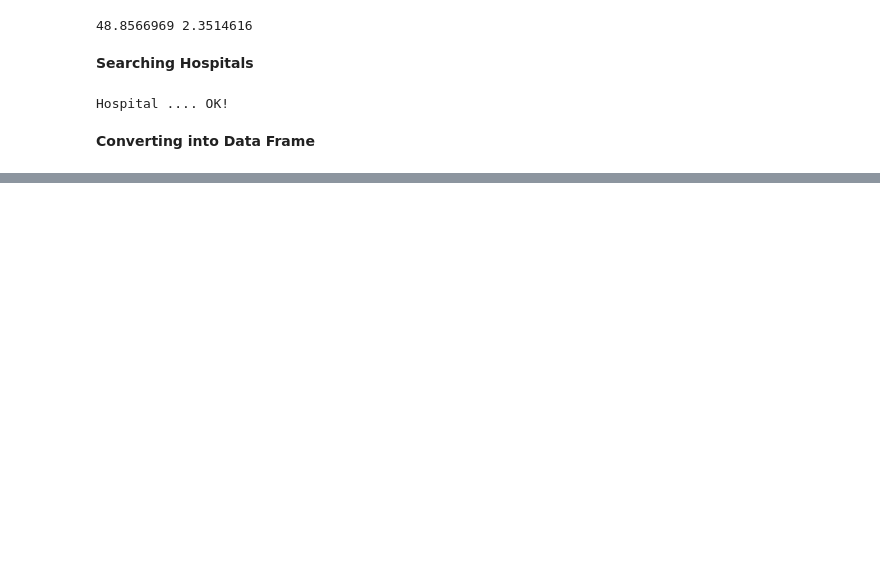
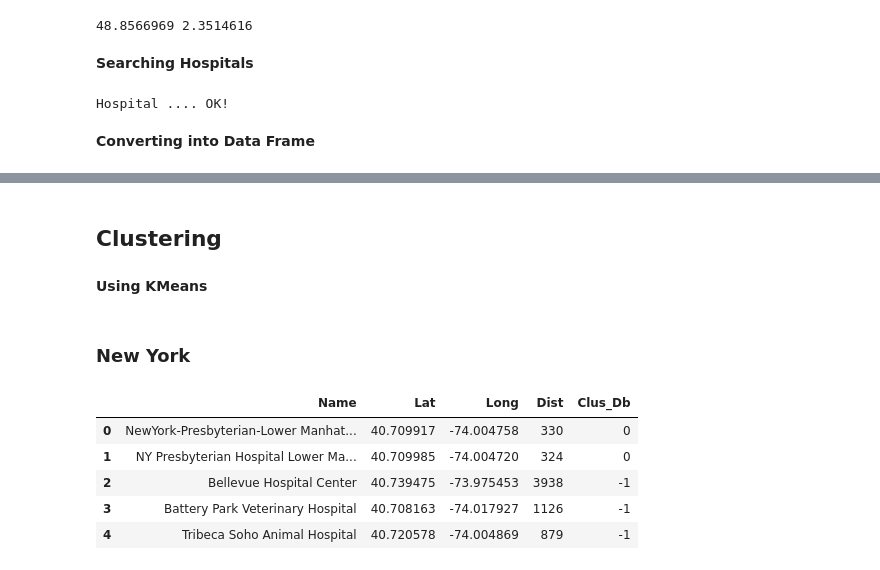
Before and after one commit to Rahps97/Coursera_Capstone, a Jupyter notebook: Final_Project.ipynb, the cells around one changed output, grey strips where cells are left out. Drawn from its saved outputs; the diff is of its cells as text; code cells hidden in the pictures; blank space fills up the shorter version.

```diff
--- a/Final_Project.ipynb
+++ b/Final_Project.ipynb
@@ -56,9 +52,9 @@ address = 'New York, NY'
 
 geolocator = Nominatim(user_agent="foursquare_agent")
 location = geolocator.geocode(address)
-latitude = location.latitude
-longitude = location.longitude
-print(latitude, longitude)
+ny_latitude = location.latitude
+ny_longitude = location.longitude
+print(ny_latitude, ny_longitude)
 # %% [output]
 40.7127281 -74.0060152
 # %% [markdown]
@@ -66,8 +62,9 @@ __Searching Hospitals__
 # %%
 search_query = 'Hospital'
 radius = 40000
+
 print(search_query + ' .... OK!')
-url = 'https://api.foursquare.com/v2/venues/search?client_id={}&client_secret={}&ll={},{}&v={}&query={}&radius={}&limit={}'.format(CLIENT_ID, CLIENT_SECRET, latitude, longitude, VERSION, search_query, radius, LIMIT)
+url = 'https://api.foursquare.com/v2/venues/search?client_id={}&client_secret={}&ll={},{}&v={}&query={}&radius={}&limit={}'.format(CLIENT_ID, CLIENT_SECRET, ny_latitude, ny_longitude, VERSION, search_query, radius, LIMIT)
 results = requests.get(url).json()
 # %% [output]
 Hospital .... OK!
@@ -169,0 +172,4 @@ df_pr.head()
+# %%
+df_ny = df_ny[['name','location.lat','location.lng','location.distance']]
+df_ny.rename(columns={"name": "Name", "location.lat": "Lat", "location.lng": "Long", "location.distance" : "Dist"}, inplace = True)
+df_ny.head()
@@ -169,0 +287,32 @@ df_pr.head()
+# %% [markdown]
+## Clustering
+# %% [markdown]
+__Using KMeans__
+# %% [markdown]
+### New York
+# %%
+sklearn.utils.check_random_state(1000)
+Clus_dataSet = df_ny[['Dist']]
+Clus_dataSet = np.nan_to_num(Clus_dataSet)
+Clus_dataSet = StandardScaler().fit_transform(Clus_dataSet)
+
+# Compute DBSCAN
+db = DBSCAN(eps=0.01, min_samples=2).fit(Clus_dataSet)
+core_samples_mask = np.zeros_like(db.labels_, dtype=bool)
+core_samples_mask[db.core_sample_indices_] = True
+labels = db.labels_
+df_ny["Clus_Db"]=labels
+
+realClusterNum=len(set(labels)) - (1 if -1 in labels else 0)
+clusterNum = len(set(labels))
+
+
+# A sample of clusters
+df_ny[["Name", "Lat", "Long", "Dist", "Clus_Db"]].head(5)
+# %% [output]
+|  | Name | Lat | Long | Dist | Clus_Db |
+| 0 | NewYork-Presbyterian-Lower Manhat... | 40.709917 | -74.004758 | 330 | 0 |
+| 1 | NY Presbyterian Hospital Lower Ma... | 40.709985 | -74.004720 | 324 | 0 |
+| 2 | Bellevue Hospital Center | 40.739475 | -73.975453 | 3938 | -1 |
+| 3 | Battery Park Veterinary Hospital | 40.708163 | -74.017927 | 1126 | -1 |
+| 4 | Tribeca Soho Animal Hospital | 40.720578 | -74.004869 | 879 | -1 |
```
Also changed, not shown: parts of 43 cells of this notebook, 1 other file.
